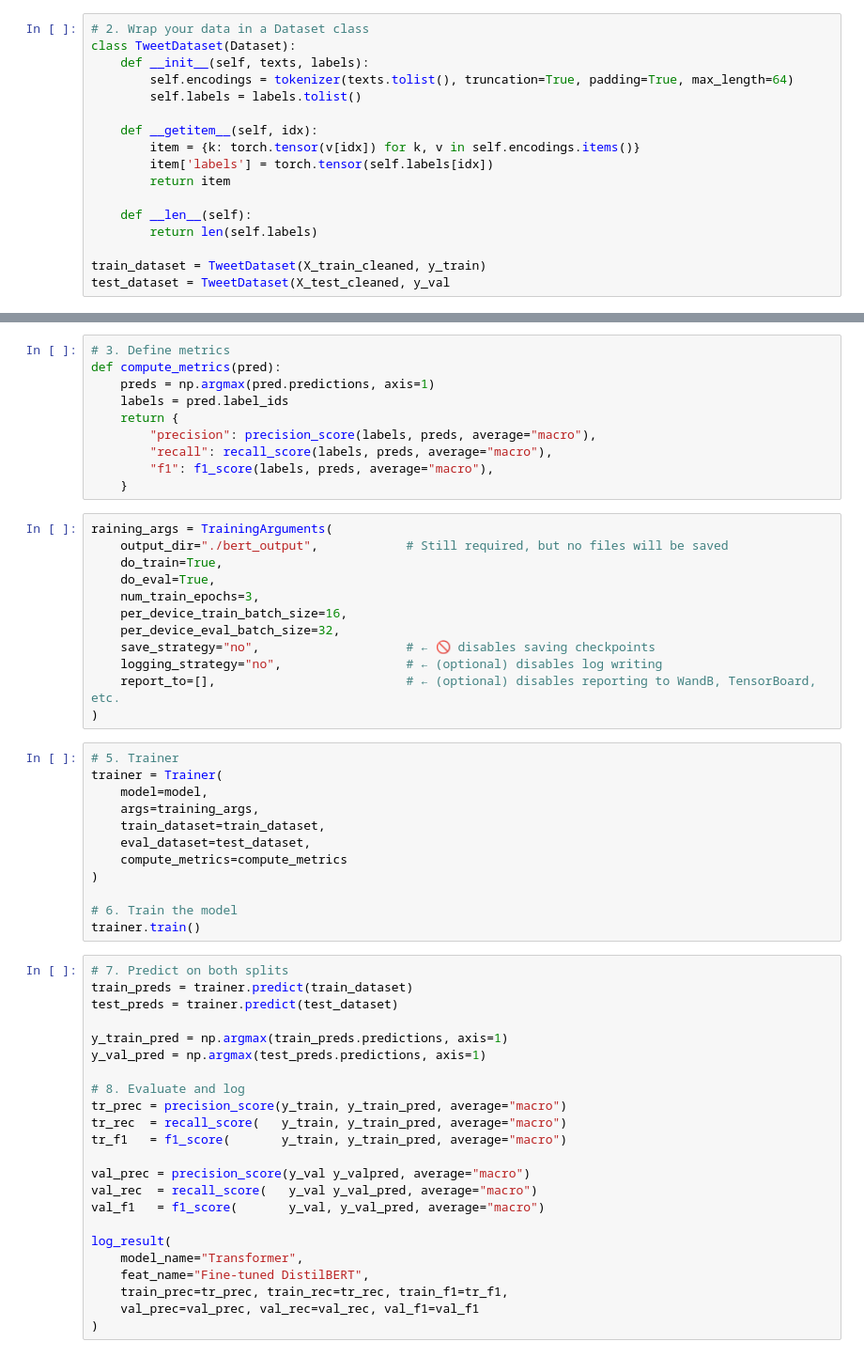
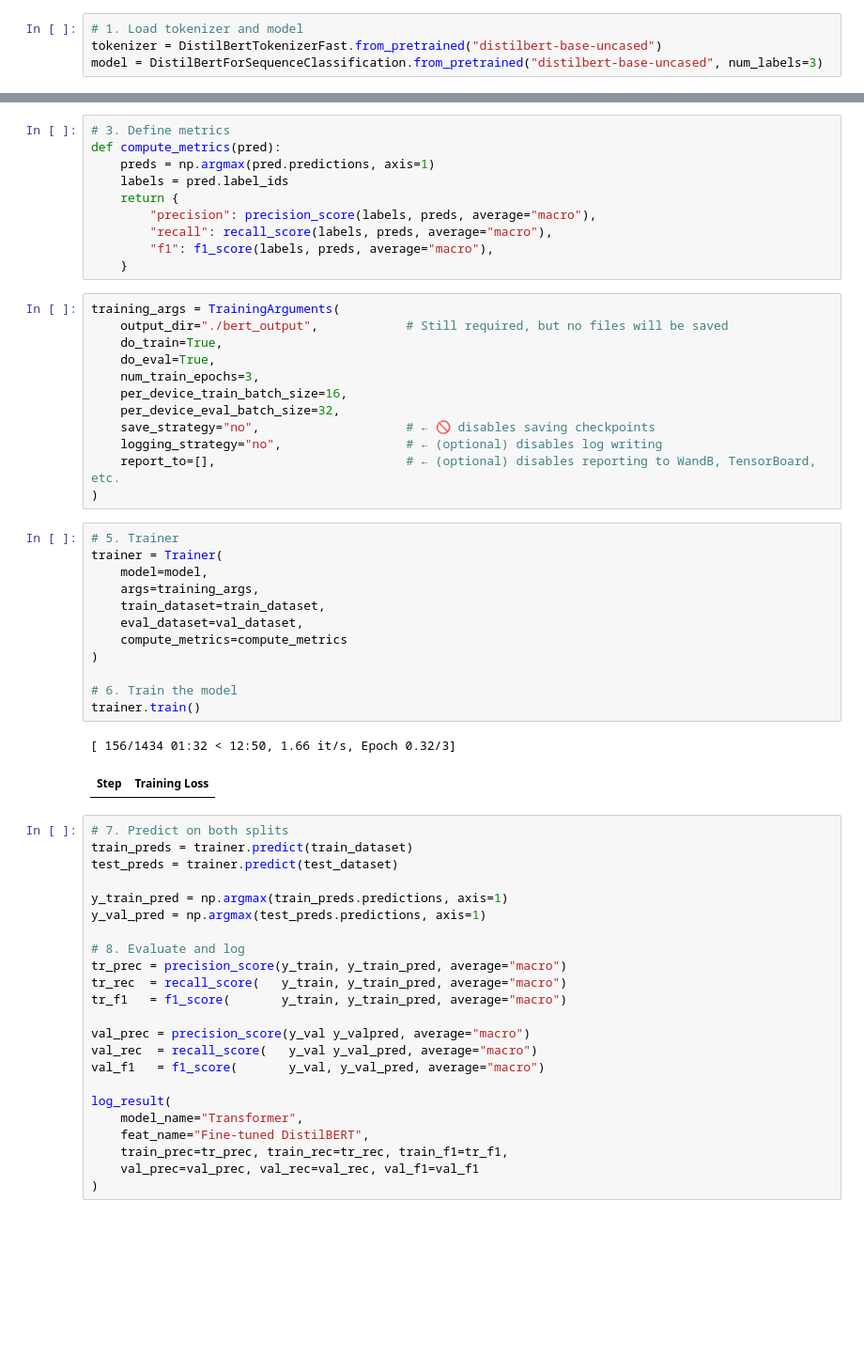
Before and after one commit to RubenCMarques/Text-Mining-Project, a Jupyter notebook: Notebooks/rubenfinal.ipynb, the cells around one changed output, grey strips where cells are left out. Shown at 94% size. Cells and saved outputs as stored; diff of their text form; blank space fills up the shorter version.

```diff
--- a/Notebooks/rubenfinal.ipynb
+++ b/Notebooks/rubenfinal.ipynb
@@ -1834,20 +2298,7 @@ evaluate_and_log("LSTM", "Sequence BERT", model_sbert, X_train_sbert_seq, y_trai
 - Mismatch in architecture: Transformer-based embeddings already capture a lot of semantic meaning. Passing them through an LSTM on top especially without sequences doesn't add value and may introduce noise.
 # %% [markdown]
 ## 6.6. Transformer
-# %%
-# 2. Wrap your data in a Dataset class
-class TweetDataset(Dataset):
-    def __init__(self, texts, labels):
-        self.encodings = tokenizer(texts.tolist(), truncation=True, padding=True, max_length=64)
-        self.labels = labels.tolist()
-
-    def __getitem__(self, idx):
-        item = {k: torch.tensor(v[idx]) for k, v in self.encodings.items()}
-        item['labels'] = torch.tensor(self.labels[idx])
-        return item
-
-    def __len__(self):
-        return len(self.labels)
-
-train_dataset = TweetDataset(X_train_cleaned, y_train)
-test_dataset = TweetDataset(X_test_cleaned, y_val
+# %%
+# 1. Load tokenizer and model
+tokenizer = DistilBertTokenizerFast.from_pretrained("distilbert-base-uncased")
+model = DistilBertForSequenceClassification.from_pretrained("distilbert-base-uncased", num_labels=3)
@@ -1862,7 +2316,7 @@ def compute_metrics(pred):
         "f1": f1_score(labels, preds, average="macro"),
     }
 # %%
-raining_args = TrainingArguments(
+training_args = TrainingArguments(
     output_dir="./bert_output",            # Still required, but no files will be saved
     do_train=True,
     do_eval=True,
@@ -1876,15 +2330,18 @@ raining_args = TrainingArguments(
 # %%
 # 5. Trainer
 trainer = Trainer(
     model=model,
     args=training_args,
     train_dataset=train_dataset,
-    eval_dataset=test_dataset,
+    eval_dataset=val_dataset,
     compute_metrics=compute_metrics
 )
 
 # 6. Train the model
 trainer.train()
+# %% [output]
+[ 156/1434 01:32 < 12:50, 1.66 it/s, Epoch 0.32/3]
+| Step | Training Loss |
 # %%
 # 7. Predict on both splits
 train_preds = trainer.predict(train_dataset)
```
Also changed, not shown: parts of 47 cells of this notebook.
